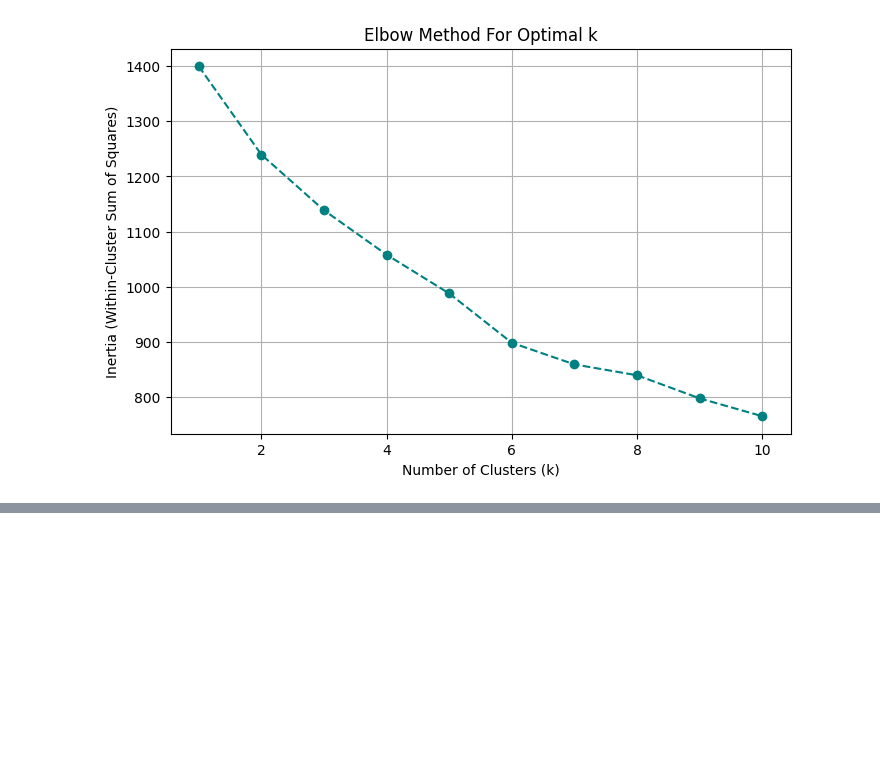
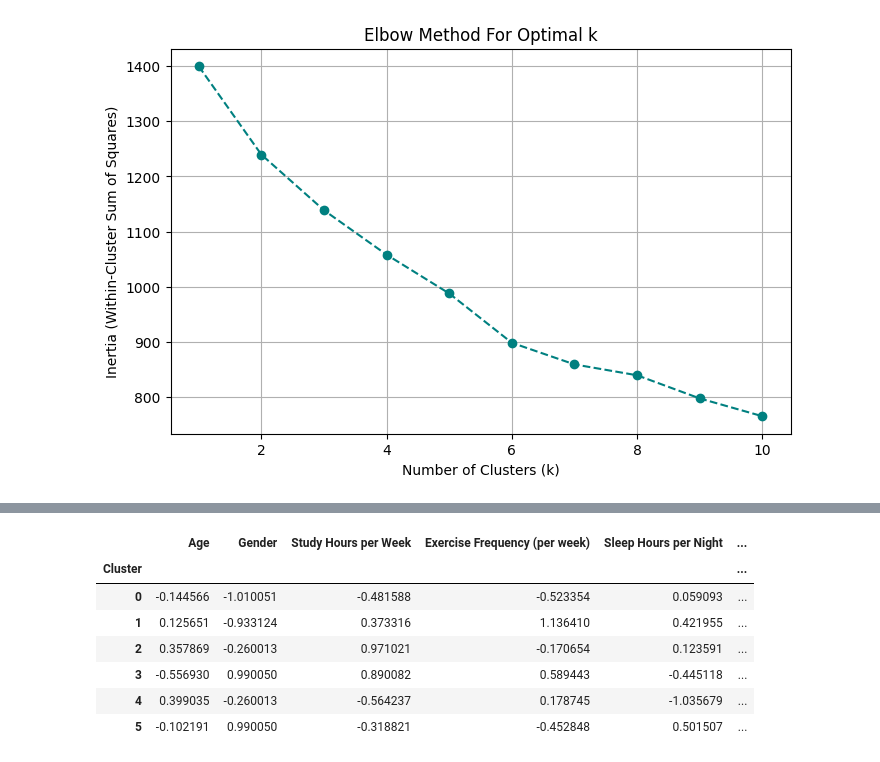
Before and after one commit to Mainabryan/Student-life-segmentation, a Jupyter notebook: Student_life_segmentation.ipynb, the cells around one changed output, grey strips where cells are left out. Saved outputs shown, nothing was run; the diff lists cells and outputs as text; code cells hidden in the pictures; blank space fills up the shorter version.

```diff
--- a/Student_life_segmentation.ipynb
+++ b/Student_life_segmentation.ipynb
@@ -354,0 +384,11 @@ plt.show()
+# %%
+data.groupby('Cluster').mean(numeric_only=True)
+# %% [output]
+|  | Age | Gender | Study Hours per Week | Exercise Frequency (per week) | Sleep Hours per Night | ... |
+| Cluster |  |  |  |  |  | ... |
+| 0 | -0.144566 | -1.010051 | -0.481588 | -0.523354 | 0.059093 | ... |
+| 1 | 0.125651 | -0.933124 | 0.373316 | 1.136410 | 0.421955 | ... |
+| 2 | 0.357869 | -0.260013 | 0.971021 | -0.170654 | 0.123591 | ... |
+| 3 | -0.556930 | 0.990050 | 0.890082 | 0.589443 | -0.445118 | ... |
+| 4 | 0.399035 | -0.260013 | -0.564237 | 0.178745 | -1.035679 | ... |
+| 5 | -0.102191 | 0.990050 | -0.318821 | -0.452848 | 0.501507 | ... |
```
Also changed, not shown: parts of 4 cells of this notebook.
